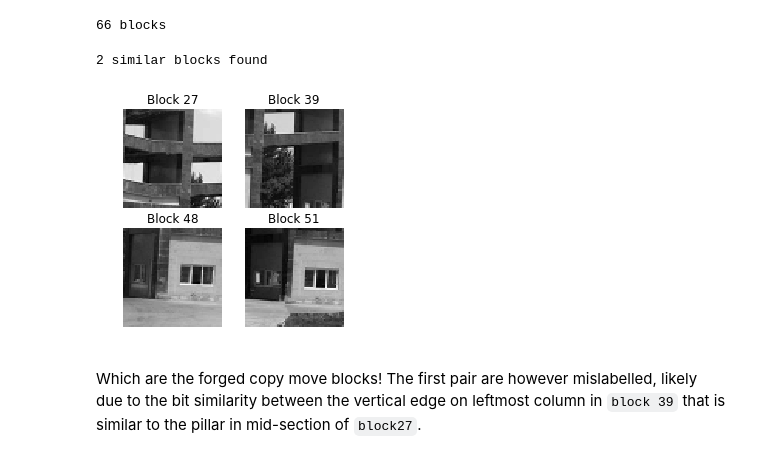
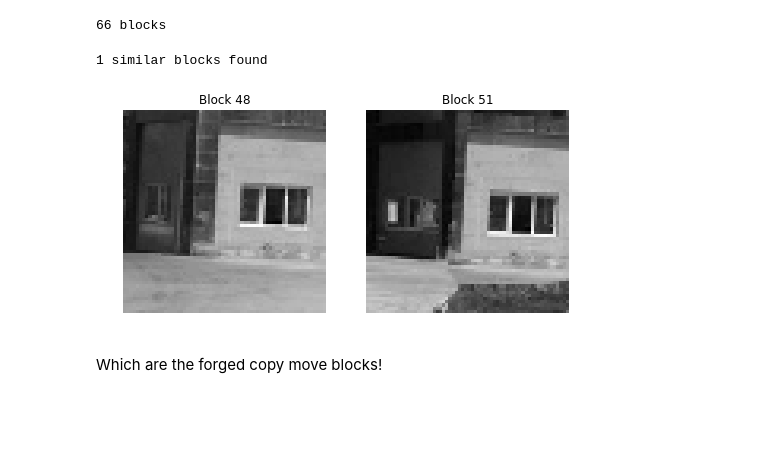
Before and after one commit to Af4rinz/CV-Codelets, a Jupyter notebook: 6-Wavelet.ipynb, the cells around one changed output. Drawn from its saved outputs; the diff is of its cells as text; code cells hidden in the pictures; blank space fills up the shorter version.

Commit message:
fix for all diagonal neighbours

```diff
--- a/6-Wavelet.ipynb
+++ b/6-Wavelet.ipynb
@@ -227,8 +231,11 @@ for i, key1 in enumerate(list(hicontrasts.keys())[:-1]):
         block2 = l2blocks[key2]
         pc = phase_correlation(block, block2)
         peak = (pc).max()
-        # the second argument is for omitting vertical neighbours
-        if peak > 0.325 and key1 != key2 - (l2shape[1]//r2 - 1):
+        # the second part is for omitting vertical and diagonal neighbours
+        if peak > 0.325 \
+                and key1 != key2 - (l2shape[1]//r2 - 1) \
+                and key1 != key2 - (l2shape[1]//r2) \
+                and key1 != key2 - (l2shape[1]//r2 + 1):
             similars[key1, key2] = peak
             # print(f'{key1} is similar to {key2}')
 print(len(similars), 'similar blocks found')
@@ -252,7 +259,7 @@ for i, key in enumerate(list(similars.keys())):
     block2 = l1blocks[key[1]]
     pc = phase_correlation(block1, block2)
     peak = (pc).max()
-    if peak >= similars[key] and key[0] != key[1] - (l1shape[1]//r1 - 1):
+    if peak >= similars[key]:
         l1similars[key] = peak
         # print(f'{key[0]} is similar to {key[1]}')
 print(len(l1similars), 'similar blocks found')
@@ -274,28 +281,27 @@ for i, key in enumerate(list(l1similars.keys())):
     block2 = l0blocks[key[1]]
     pc = phase_correlation(block1, block2)
     peak = (pc).max()
-    if peak >= 0.18 and key[0] != key[1] - (l0shape[1]//32 - 1):
+    if peak >= 0.18:
         l0similars[key] = peak
         # print(f'{key[0]} is similar to {key[1]}')
 print(len(l0similars), 'similar blocks found')
 # %% [output]
-2 similar blocks found
+1 similar blocks found
 # %%
-fig, axs = plt.subplots(2, 2, figsize=[4, 4])
+fig, axs = plt.subplots(1, 2, figsize=[8, 4])
 
-for i, key in enumerate(list(l0similars.keys())[:2]):
-    block1 = l0blocks[key[0]]
-    block2 = l0blocks[key[1]]
-    pc = phase_correlation(block1, block2)
-    peak = (pc).max()
-    axs[i, 0].imshow(block1)
-    axs[i, 0].set_axis_off()
-    axs[i, 0].set_title(f'Block {key[0]}')
-    axs[i, 1].imshow(block2)
-    axs[i, 1].set_axis_off()
-    axs[i, 1].set_title(f'Block {key[1]}')
+block1 = l0blocks[key[0]]
+block2 = l0blocks[key[1]]
+pc = phase_correlation(block1, block2)
+peak = (pc).max()
+axs[0].imshow(block1)
+axs[0].set_axis_off()
+axs[0].set_title(f'Block {key[0]}')
+axs[1].imshow(block2)
+axs[1].set_axis_off()
+axs[1].set_title(f'Block {key[1]}')
 plt.show()
 # %% [output]
-[figure, old version]
+[figure, new version]
-# %% [markdown]
-Which are the forged copy move blocks! The first pair are however mislabelled, likely due to the bit similarity between the vertical edge on leftmost column in `block 39` that is similar to the pillar in mid-section of `block27`.
+# %% [markdown]
+Which are the forged copy move blocks!
```
Also changed, not shown: parts of 3 cells of this notebook.
